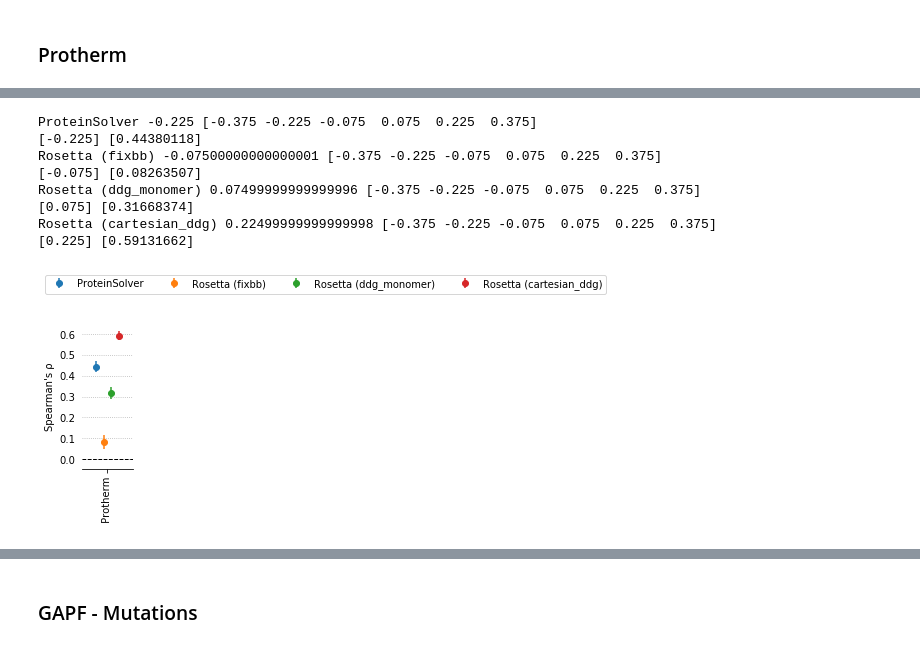
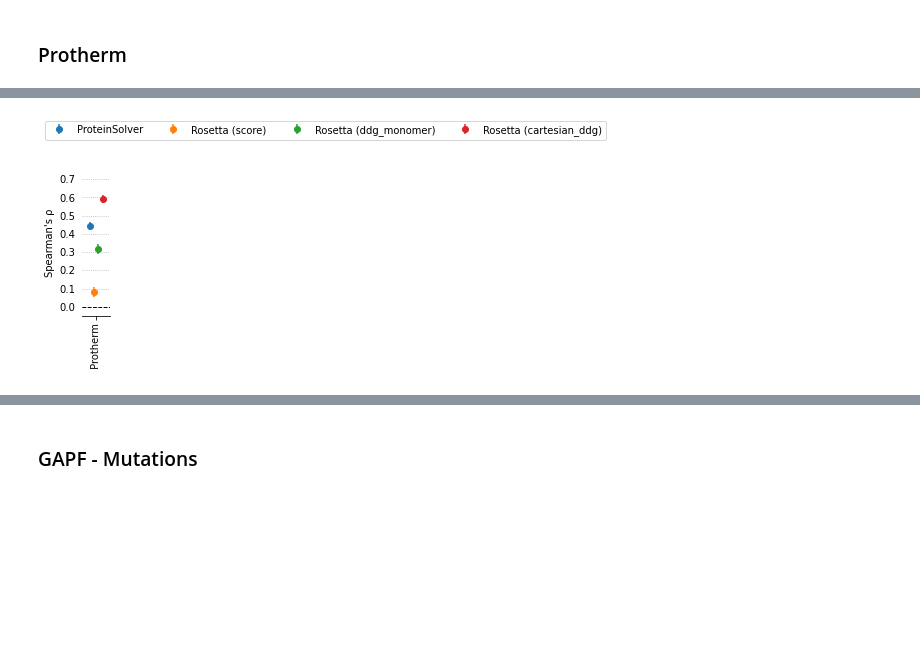
Before and after one commit to ostrokach/proteinsolver, a Jupyter notebook: notebooks/07_protein_analysis_figures.ipynb, the cells around one changed output, grey strips where cells are left out. Saved outputs shown, nothing was run; the diff lists cells and outputs as text; code cells hidden in the pictures; blank space fills up the shorter version.

Commit message:
Update validation notebooks (to address reviewer's comments)

```diff
--- a/notebooks/07_protein_analysis_figures.ipynb
+++ b/notebooks/07_protein_analysis_figures.ipynb
@@ -249,9 +490,24 @@ for column in [
 # %%
 stability_scores_for_designs = torch.load(
     NOTEBOOK_PATH.parent.joinpath(
-        "06_global_analysis_of_protein_folding", f"stability_scores_for_selections.{METHOD}.torch"
+        "06_global_analysis_of_protein_folding",
+        f"stability_scores_for_selections.{STABILITY_METHOD}.torch",
     )
 )
+# %%
+for i in range(1, 5):
+    df = pq.read_table(
+        NOTEBOOK_PATH.parents[2].joinpath(
+            "neurips19-graph-protein-design",
+            "notebooks",
+            "02_predict_mutation_effect",
+            f"rocklin_2017_stability_rd{i}.parquet",
+        )
+    ).to_pandas(integer_object_nulls=True)
+    assert not set(df["name"]) - set(stability_scores_for_designs[f"rd{i}"]["name"])
+    stability_scores_for_designs[f"rd{i}"]["structured_transformer_neglogp"] = (
+        -stability_scores_for_designs[f"rd{i}"]["name"].map(df.set_index("name")["neglogp"]).values
+    )
 # %% [markdown]
 ## Figures
 # %% [markdown]
@@ -328,3 +675,3 @@ feature_to_name = {
 # %%
-protherm_correlations_df["label"] = protherm_correlations_df["feature"].map(feature_to_name)
+protherm_correlations_df["label"] = protherm_correlations_df["feature"].map(LABELS)
 protherm_correlations_df["name"] = "Protherm"
@@ -345,6 +678,7 @@ protherm_correlations_df
 # %%
 features_to_compare = [
     "scan_sm_log_change",
+    #     "ingraham_neglogp_change",
     "rosetta_reu_norm_change",
     "ddg_monomer_soft_rep_design_1",
     "cartesian_ddg_beta_nov16_cart_1",
@@ -352,66 +686,71 @@ features_to_compare = [
 
 figl, axl = plt.subplots(figsize=(8, 0.35))
 
-fig, ax = plt.subplots(figsize=(1.3, 3))
+fig, ax = plt.subplots(figsize=(1.0, 3))
 
-gp = protherm_correlations_df.set_index("feature").loc[features_to_compare].reset_index()
+gp = (
+    protherm_correlations_df[protherm_correlations_df["my_wt"] == "protherm"]
+    .set_index("feature")
+    .loc[features_to_compare]
+    .reset_index()
+)
 
-width = 0.75  # the width of the bars
+width = 0.15  # the width of the bars
 
 labels = gp["label"].unique()
 offsets = np.linspace(-width / 2, width / 2, len(labels) + 2)
 for j, label in enumerate(labels):
-    print(label, offsets[j + 1], offsets)
+    #     print(label, offsets[j + 1], offsets)
     gp_subset = gp[gp["label"] == label]
     x = np.arange(len(gp_subset))  # the label locations
     x_subset = x + offsets[j + 1]
-    print(x_subset, gp_subset["corr"].values)
+    #     print(x_subset, gp_subset["corr"].values)
     rects1 = ax.errorbar(
         x_subset,
         gp_subset["corr"].values,
         fmt="o",
         #         width,
-        yerr=gp_subset[["corr_lower_bound", "corr_upper_bound"]].values.T,
+        yerr=np.abs(
+            gp_subset[["corr_lower_bound", "corr_upper_bound"]].values - gp_subset[["corr"]].values
+        ).T,
         label=label,
     )
 
-ax.set_ylim(-0.05, 0.65)
 ax.set_ylabel("Spearman's ρ")
+
+ylim = np.array([-0.05, 0.75])
+ax.set_ylim(*ylim)
+ax.set_yticks(np.arange(*(ylim + 0.05) * 10) / 10)
 
 ax.set_xticks(x)
 ax.set_xticklabels([f"{'Protherm':>9s}"], rotation="vertical")
-# ax.set_xlabel(group)
-ax.set_xlim(x[0] - 0.5, x[-1] + 0.5)
-ax.hlines(0, x[0] - 0.5, x[-1] + 0.5, linestyles="--", linewidth=1)
 
 for tic in ax.yaxis.get_major_ticks():
     tic.tick1line.set_visible(False)
     tic.tick2line.set_visible(False)
 
 ax.spines["top"].set_visible(False)
 ax.spines["right"].set_visible(False)
 ax.spines["left"].set_visible(False)
 ax.grid(axis="y", linestyle=":")
 
-axl.legend(*ax.get_legend_handles_labels(), ncol=4, bbox_to_anchor=(1.133, 1.25))
+# ax.set_xlabel(group)
+ax.set_xlim(x[0] - 0.1, x[-1] + 0.1)
+ax.hlines(0, x[0] - 0.1, x[-1] + 0.1, linestyles="--", linewidth=1)
+
+axl.legend(*ax.get_legend_handles_labels(), ncol=6, bbox_to_anchor=(1.133, 1.25))
 axl.axis("off")
 
-fig.subplots_adjust(left=0.41, bottom=0.325, top=1, right=0.95)
+fig.subplots_adjust(left=0.56, bottom=0.325, top=1, right=0.95)
 fig.savefig(NOTEBOOK_PATH.joinpath("protherm-correlations.pdf"))
 fig.savefig(NOTEBOOK_PATH.joinpath("protherm-correlations.svg"))
 fig.savefig(NOTEBOOK_PATH.joinpath("protherm-correlations.png"), dpi=300)
 
 figl.savefig(NOTEBOOK_PATH.joinpath("legend.pdf"))
 figl.savefig(NOTEBOOK_PATH.joinpath("legend.svg"))
 figl.savefig(NOTEBOOK_PATH.joinpath("legend.png"), dpi=300)
+
+None
 # %% [output]
-ProteinSolver -0.225 [-0.375 -0.225 -0.075  0.075  0.225  0.375]
-[-0.225] [0.44380118]
-Rosetta (fixbb) -0.07500000000000001 [-0.375 -0.225 -0.075  0.075  0.225  0.375]
-[-0.075] [0.08263507]
-Rosetta (ddg_monomer) 0.07499999999999996 [-0.375 -0.225 -0.075  0.075  0.225  0.375]
-[0.075] [0.31668374]
-Rosetta (cartesian_ddg) 0.22499999999999998 [-0.375 -0.225 -0.075  0.075  0.225  0.375]
-[0.225] [0.59131662]
 [figure]
-[figure, old version]
+[figure, new version]
```
Also changed, not shown: parts of 98 cells of this notebook, 4 other files.
